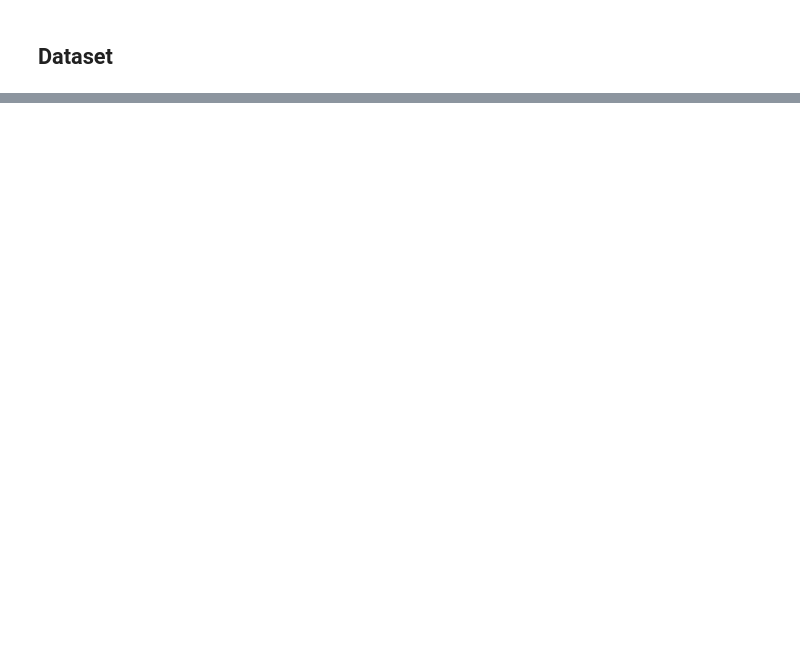
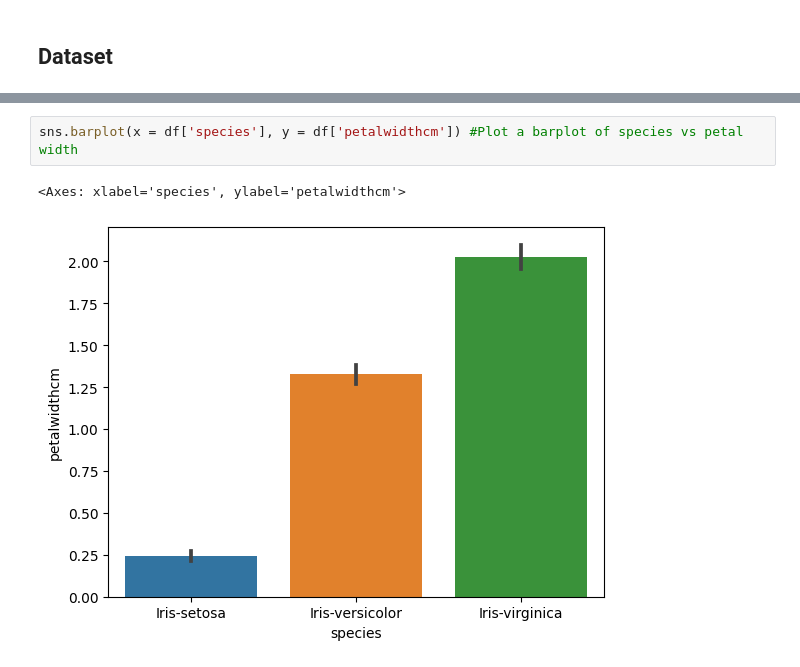
Before and after one commit to VirajBhagiya/Regression-Algorithms, a Jupyter notebook: Decision-Trees-Iris.ipynb, the cells around one changed output, grey strips where cells are left out. Saved outputs shown, nothing was run; the diff lists cells and outputs as text; blank space fills up the shorter version.

```diff
--- a/Decision-Trees-Iris.ipynb
+++ b/Decision-Trees-Iris.ipynb
@@ -99,0 +88,5 @@ print(tree_text)
+# %%
+sns.barplot(x = df['species'], y = df['petalwidthcm']) #Plot a barplot of species vs petal width
+# %% [output]
+<Axes: xlabel='species', ylabel='petalwidthcm'>
+[figure, added]
```
Also changed, not shown: parts of 37 cells of this notebook.
